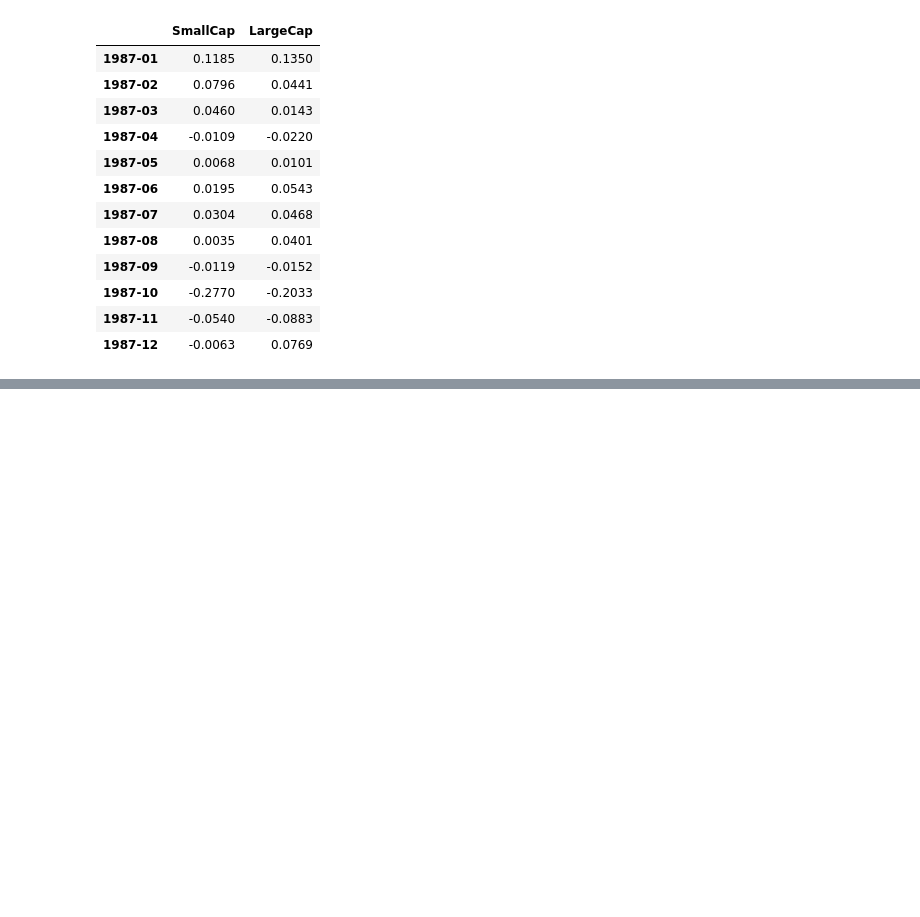
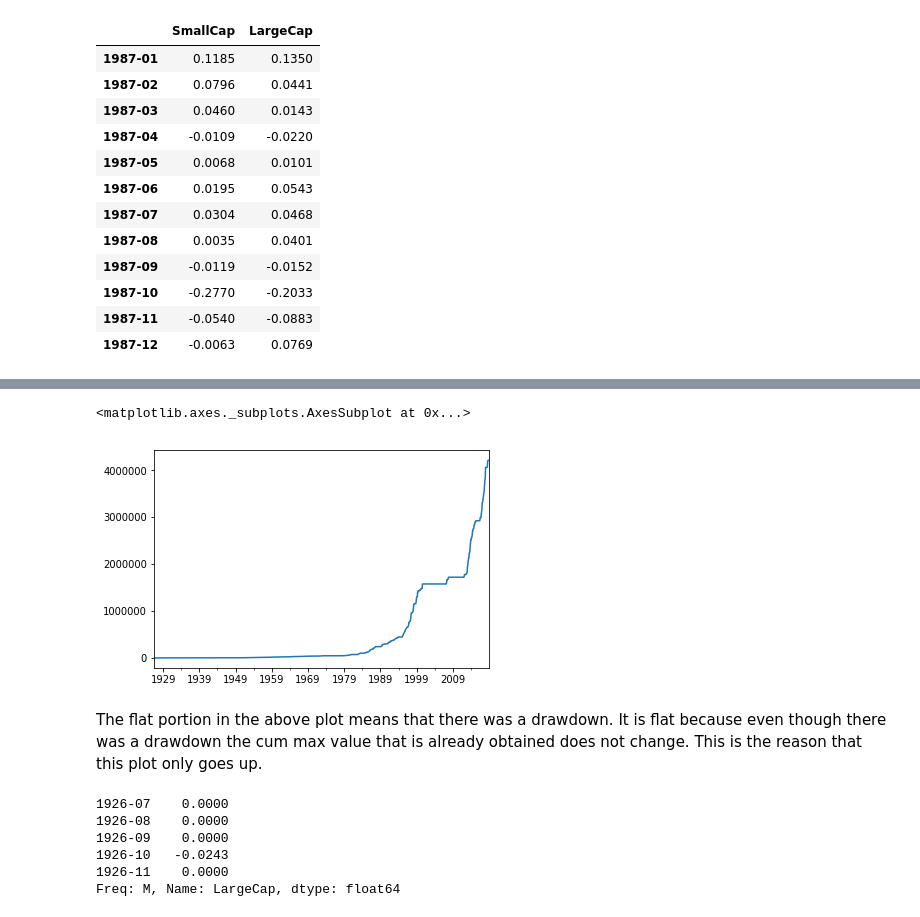
Before and after one commit to biv-neupane7/Investment-management-with-python, a Jupyter notebook: Risk and Returns EDHEC.ipynb, the cells around one changed output, grey strips where cells are left out. Cells and saved outputs as stored; diff of their text form; code cells hidden in the pictures; blank space fills up the shorter version.

```diff
--- a/Risk and Returns EDHEC.ipynb
+++ b/Risk and Returns EDHEC.ipynb
@@ -704,0 +750,17 @@ dec_port["1987"]
+# %%
+previous_peak.plot()
+# %% [output]
+<matplotlib.axes._subplots.AxesSubplot at 0x...>
+[figure, added]
+# %% [markdown]
+The flat portion in the above plot means that there was a drawdown. It is flat because even though there was a drawdown the cum max value that is already obtained does not change. This is the reason that this plot only goes up.
+# %%
+drawdown=(wealth_index-previous_peak)/previous_peak
+drawdown.head()
+# %% [output]
+1926-07    0.0000
+1926-08    0.0000
+1926-09    0.0000
+1926-10   -0.0243
+1926-11    0.0000
+Freq: M, Name: LargeCap, dtype: float64
```
Also changed, not shown: parts of 21 cells of this notebook.
